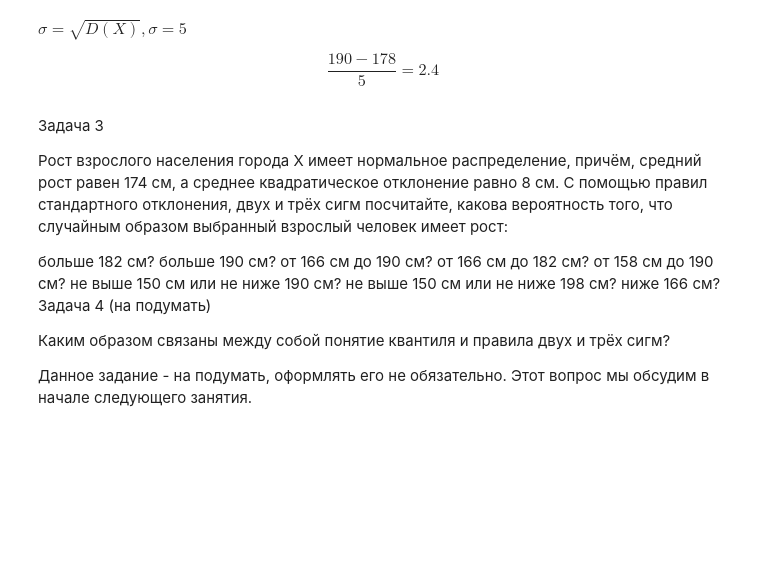
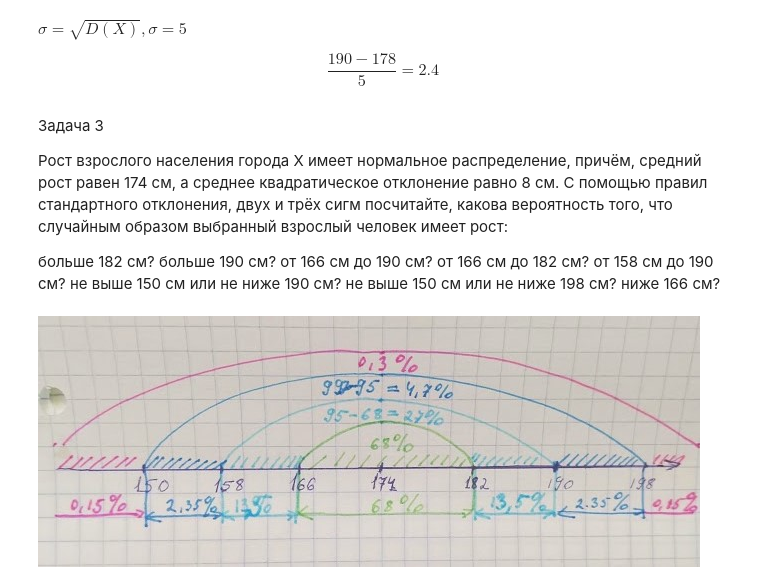
Before and after one commit to kapitalistka/GB, a Jupyter notebook: TerVer/dz4.ipynb, the cells around one changed output. Cells and saved outputs as stored; diff of their text form; code cells hidden in the pictures; blank space fills up the shorter version.

```diff
--- a/TerVer/dz4.ipynb
+++ b/TerVer/dz4.ipynb
@@ -56,8 +56,8 @@ $$\dfrac{190-178}{5} = 2.4$$
 не выше 150 см или не ниже 190 см?
 не выше 150 см или не ниже 198 см?
 ниже 166 см?
-Задача 4 (на подумать)
-
-Каким образом связаны между собой понятие квантиля и правила двух и трёх сигм?
-
-Данное задание - на подумать, оформлять его не обязательно. Этот вопрос мы обсудим в начале следующего занятия.
+# %%
+from IPython.display import Image
+Image("im4.jpg")
+# %% [output]
+[figure, added]
```
Also changed, not shown: parts of 2 cells of this notebook, 1 other file.
